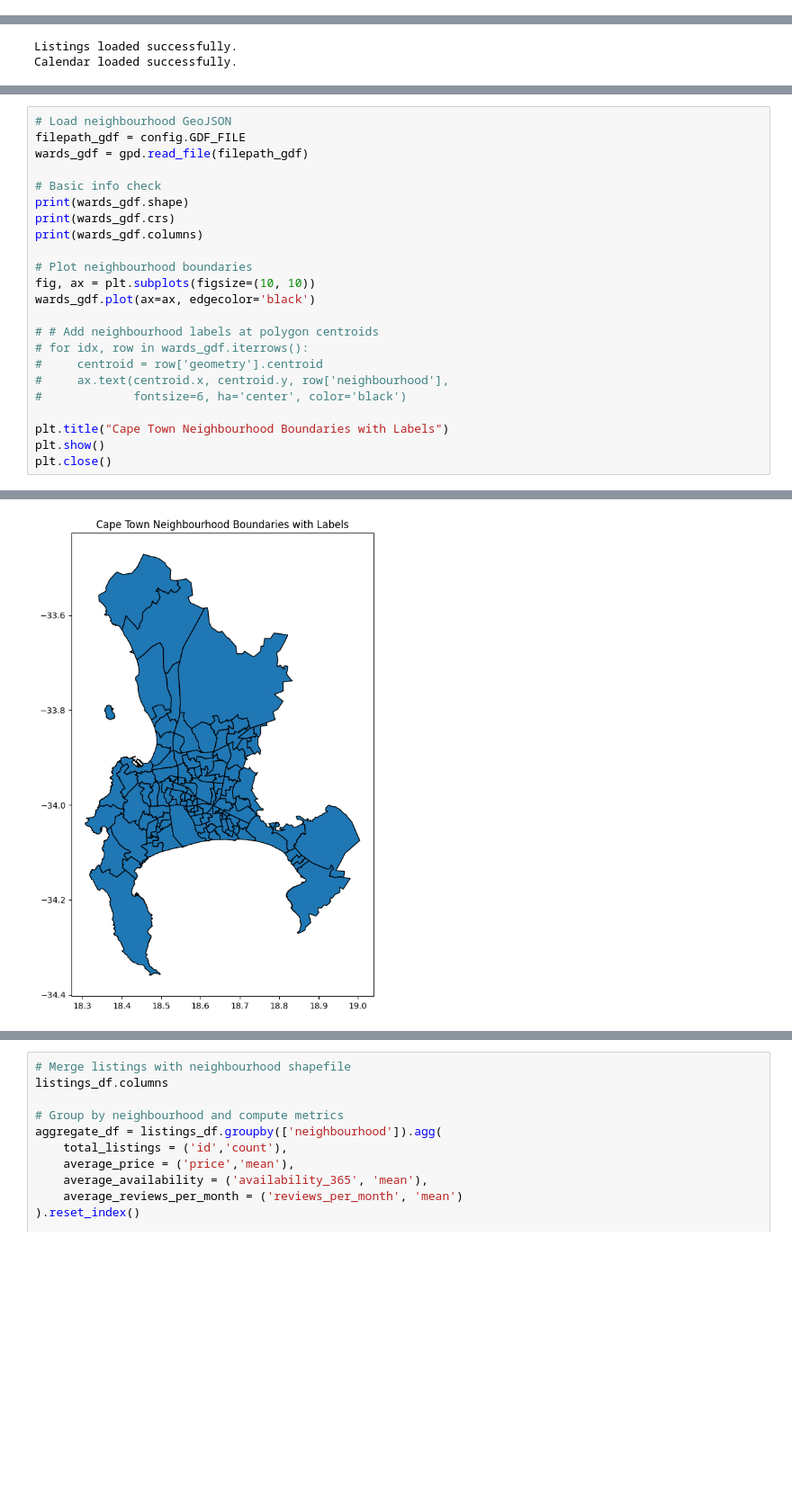
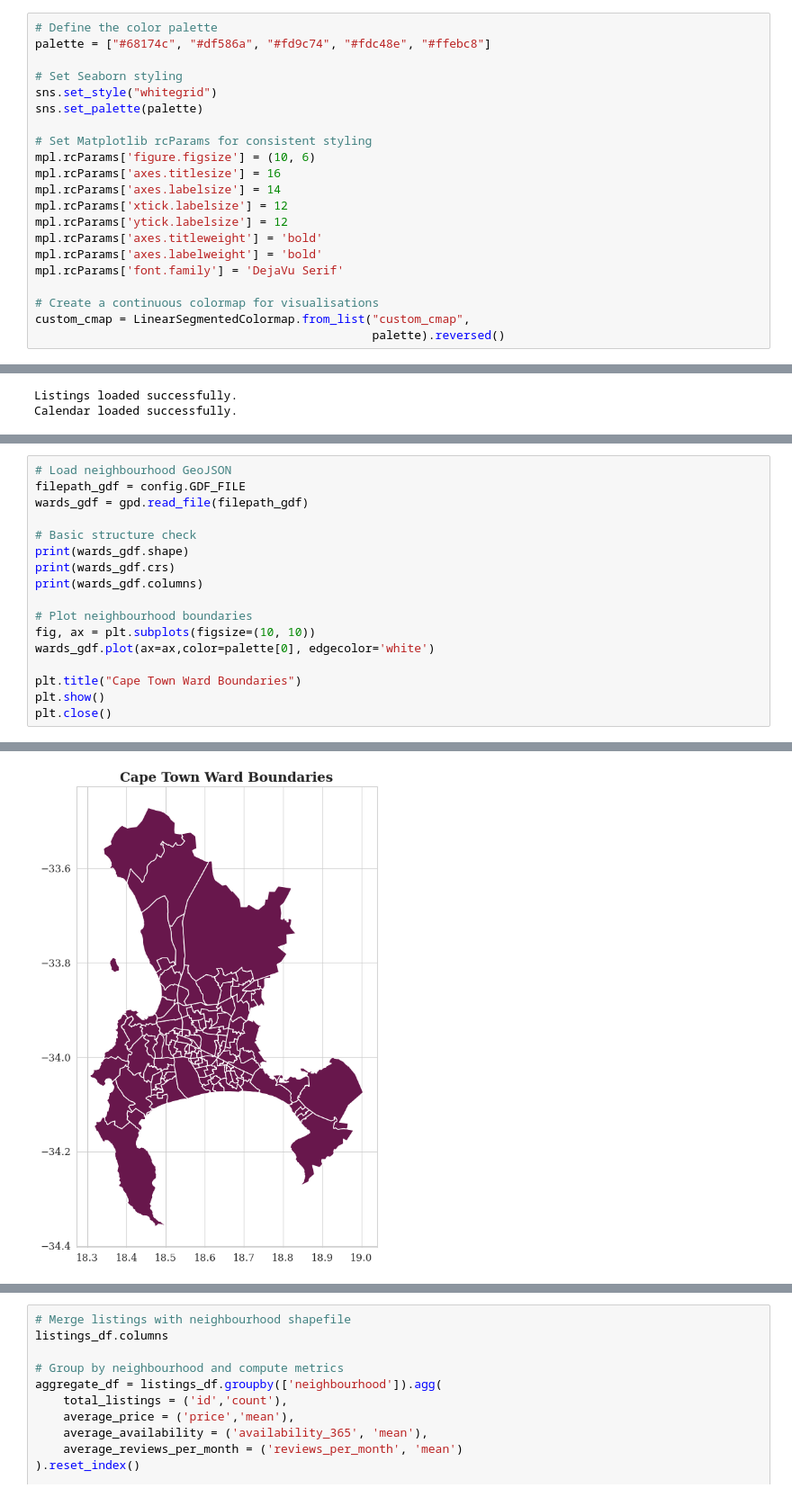
Before and after one commit to arpn25/cape_town_short_term_rentals, a Jupyter notebook: notebooks/03_spatial_analysis.ipynb, the cells around one changed output, grey strips where cells are left out. Shown at 90% size. Saved outputs shown, nothing was run; the diff lists cells and outputs as text; blank space fills up the shorter version.

```diff
--- a/notebooks/03_spatial_analysis.ipynb
+++ b/notebooks/03_spatial_analysis.ipynb
@@ -30 +42,22 @@ from folium.plugins import MarkerCluster
+# %%
+# Define the color palette
+palette = ["#68174c", "#df586a", "#fd9c74", "#fdc48e", "#ffebc8"]
+
+# Set Seaborn styling
+sns.set_style("whitegrid")
+sns.set_palette(palette)
+
+# Set Matplotlib rcParams for consistent styling
+mpl.rcParams['figure.figsize'] = (10, 6)
+mpl.rcParams['axes.titlesize'] = 16
+mpl.rcParams['axes.labelsize'] = 14
+mpl.rcParams['xtick.labelsize'] = 12
+mpl.rcParams['ytick.labelsize'] = 12
+mpl.rcParams['axes.titleweight'] = 'bold'
+mpl.rcParams['axes.labelweight'] = 'bold'
+mpl.rcParams['font.family'] = 'DejaVu Serif'
+
+# Create a continuous colormap for visualisations
+custom_cmap = LinearSegmentedColormap.from_list("custom_cmap",
+                                                palette).reversed()
 # %% [markdown]
@@ -83,29 +119,23 @@ Calendar loaded successfully.
 # %%
 # Load neighbourhood GeoJSON
 filepath_gdf = config.GDF_FILE
 wards_gdf = gpd.read_file(filepath_gdf)
 
-# Basic info check
+# Basic structure check
 print(wards_gdf.shape)
 print(wards_gdf.crs)
 print(wards_gdf.columns)
 
 # Plot neighbourhood boundaries
 fig, ax = plt.subplots(figsize=(10, 10))
-wards_gdf.plot(ax=ax, edgecolor='black')
+wards_gdf.plot(ax=ax,color=palette[0], edgecolor='white')
 
-# # Add neighbourhood labels at polygon centroids
-# for idx, row in wards_gdf.iterrows():
-#     centroid = row['geometry'].centroid
-#     ax.text(centroid.x, centroid.y, row['neighbourhood'],
-#             fontsize=6, ha='center', color='black')
-
-plt.title("Cape Town Neighbourhood Boundaries with Labels")
+plt.title("Cape Town Ward Boundaries")
 plt.show()
 plt.close()
 # %% [output]
 (116, 3)
 EPSG:4326
 Index(['neighbourhood', 'neighbourhood_group', 'geometry'], dtype='object')
-[figure, old version]
+[figure, new version]
 # %% [markdown]
```
Also changed, not shown: parts of 20 cells of this notebook.
